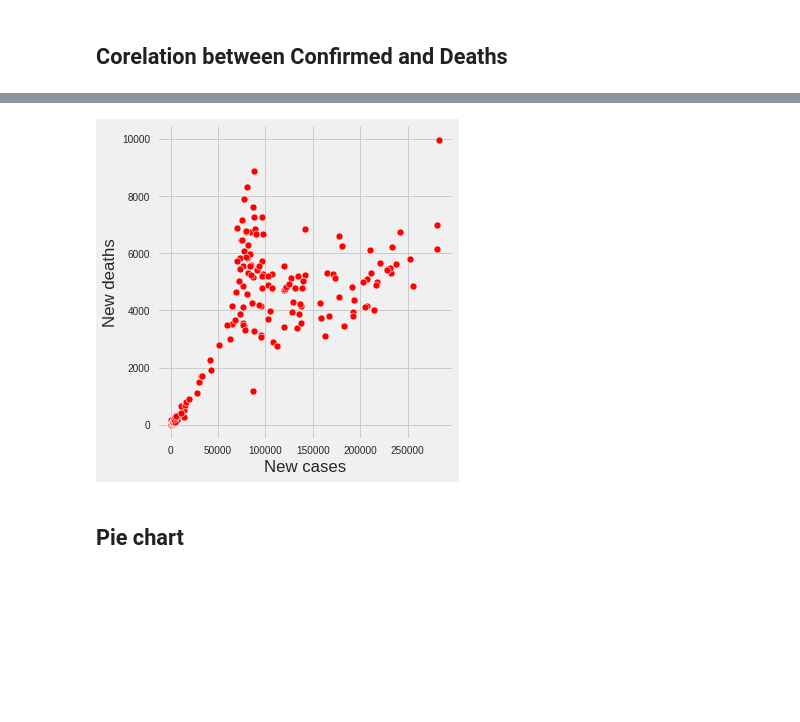
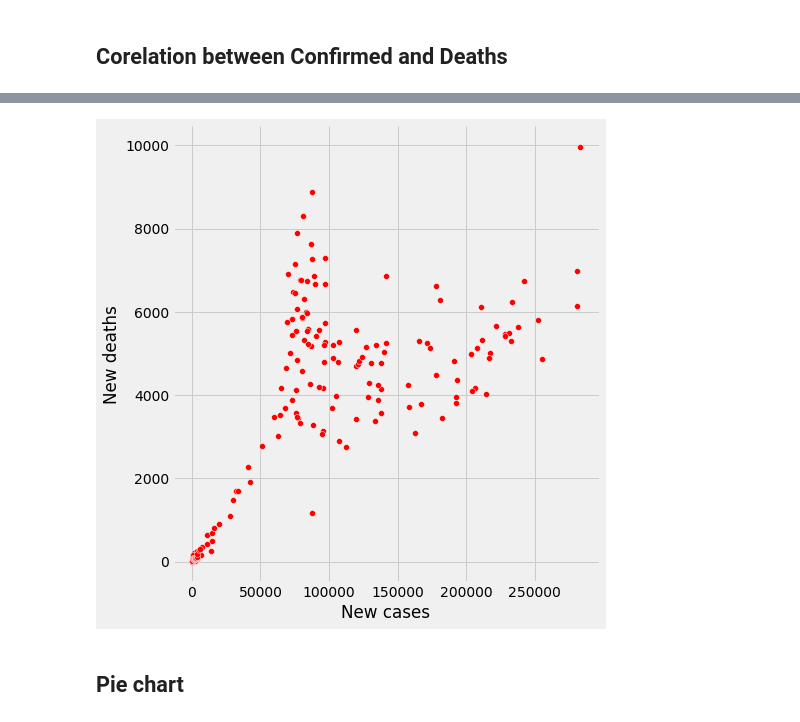
Before and after one commit to NaNdalal-dev/DataScience, a Jupyter notebook: project_day_wise_analysis/covid day wise analysis.ipynb, the cells around one changed output, grey strips where cells are left out. Drawn from its saved outputs; the diff is of its cells as text; code cells hidden in the pictures; blank space fills up the shorter version.

```diff
--- a/project_day_wise_analysis/covid day wise analysis.ipynb
+++ b/project_day_wise_analysis/covid day wise analysis.ipynb
@@ -39,13 +39,13 @@ plt.show()
 ## Corelation between Confirmed and Deaths
 # %%
 plt.style.use('fivethirtyeight')
-sns.relplot(data=df, x='New cases', y='New deaths',color='r')
+sns.relplot(data=df, x='New cases', y='New deaths',color='r',height=7)
 plt.show()
 # %% [output]
 [interactive output not drawn]
 [interactive output not drawn]
 [interactive output not drawn]
-[figure, old version]
+[figure, new version]
 # %% [markdown]
 ## Pie chart
 # %%
```
Also changed, not shown: parts of 8 cells of this notebook.
